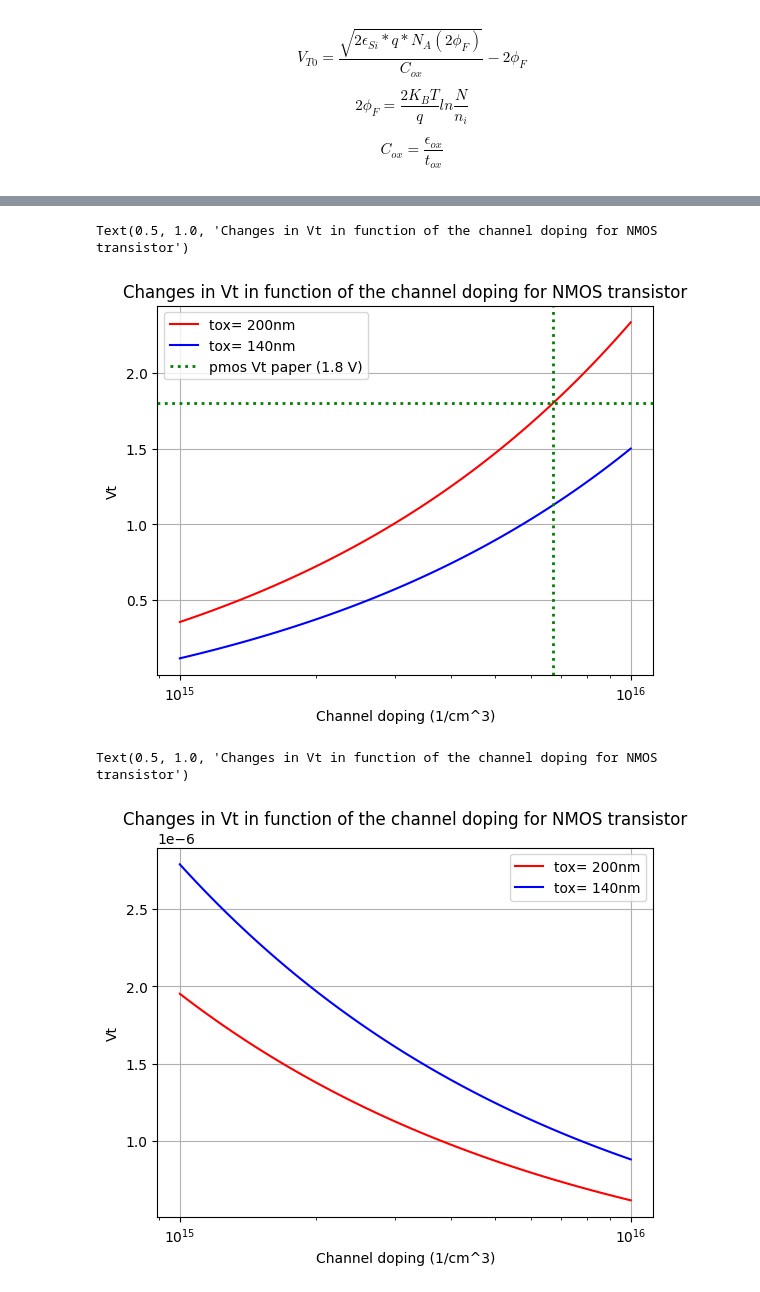
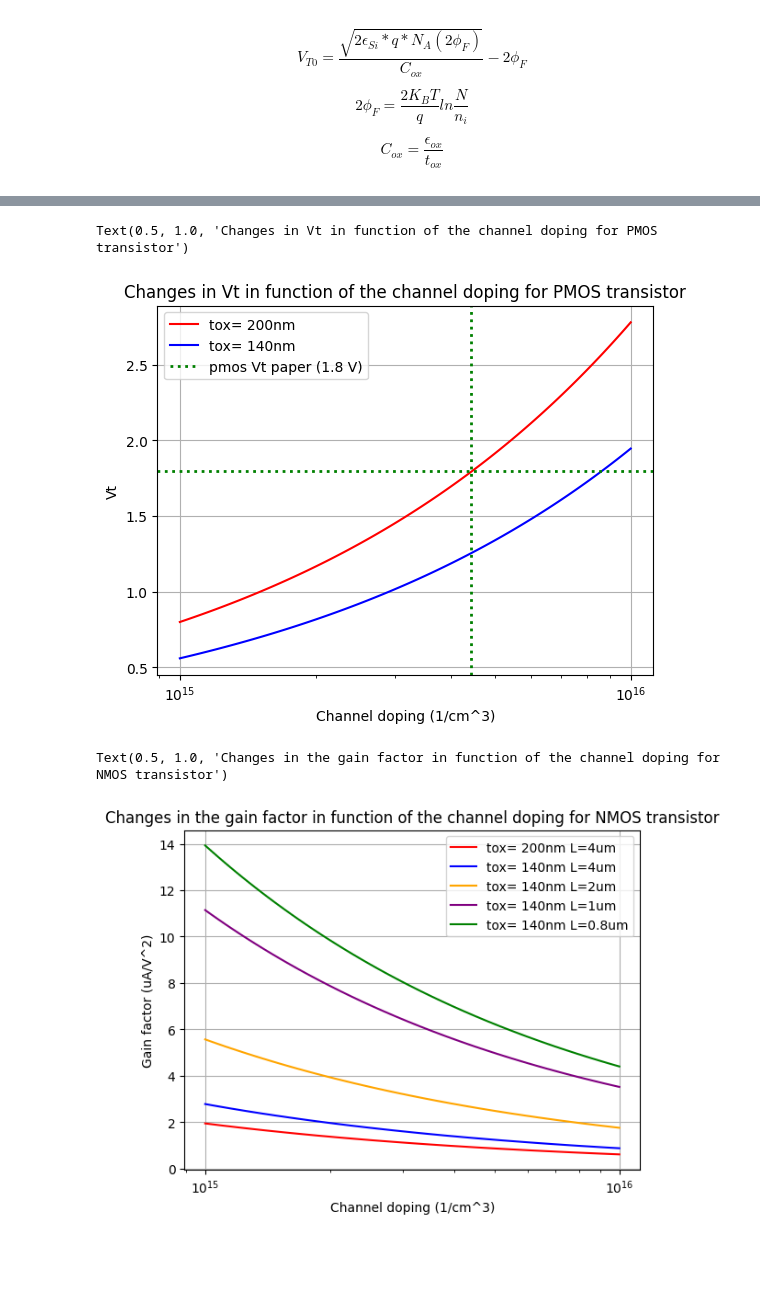
Before and after one commit to pars97/TransistorModel, a Jupyter notebook: TransistorModel_AMF.ipynb, the cells around one changed output, grey strips where cells are left out. Drawn from its saved outputs; the diff is of its cells as text; code cells hidden in the pictures; blank space fills up the shorter version.

```diff
--- a/TransistorModel_AMF.ipynb
+++ b/TransistorModel_AMF.ipynb
@@ -73,21 +73,18 @@ def C_ox(t_ox_nm, k_ox=3.9):
                       Default is 3.9 (for silicon dioxide, SiO2).
 
     Returns:
-        float: Oxide capacitance per unit area (C_ox) in µF/cm^2.
+        float: Oxide capacitance per unit area (C_ox) in F/cm^2.
     """
     # Convert t_ox from nm to meters
-    t_ox_m = t_ox_nm * 1e-9  # nm to m
+    t_ox_m = t_ox_nm * 1e-7  # nm to cm
 
     # Permittivity of the oxide layer
-    epsilon_ox = cte.epsilon_0 * k_ox  # F/m
+    epsilon_ox = cte.epsilon_0 * k_ox *1e2  # F/cm
 
     # Capacitance per unit area
-    cox = epsilon_ox / t_ox_m  # F/m^2
+    cox = epsilon_ox / t_ox_m  # F/cm^2
 
-    # Convert from F/m^2 to µF/cm^2
-    cox_uf_per_cm2 = cox * 1e6 / 1e4  # 1e6 to µF, 1e4 to cm^2
-
-    return cox_uf_per_cm2
+    return cox
 
 def doping_fn(regions, total_depth):
     """
@@ -345,10 +326,10 @@ plt.xscale('log')
 plt.axvline(x=doping_channel[closest_index], ymin=0, ymax=10, color='g', linestyle=':', linewidth=2)
 plt.axhline(y=1.8, color='g', linestyle=':', linewidth=2, label = 'pmos Vt paper (1.8 V)')
 plt.legend(loc='best')
-plt.title('Changes in Vt in function of the channel doping for NMOS transistor')
+plt.title('Changes in Vt in function of the channel doping for PMOS transistor')
 # %% [output]
-Text(0.5, 1.0, 'Changes in Vt in function of the channel doping for NMOS transistor')
+Text(0.5, 1.0, 'Changes in Vt in function of the channel doping for PMOS transistor')
-[figure, old version]
+[figure, new version]
 # %%
 import numpy as np
 from scipy.constants import epsilon_0, micro  # epsilon_0 for permittivity of free space, micro for conversion to micrometers
@@ -357,7 +338,7 @@ from scipy.constants import epsilon_0, micro  # epsilon_0 for permittivity of fr
 epsilon_sio2 = 3.45e-13  # Permittivity of SiO2 in F/cm
 W = 220e-7  # Width in cm (220 nm)
 
-def calculate_gain_factor(t_ox_nm, doping_channel, channel_type='n', L_um=1):
+def calculate_gain_factor(t_ox_nm, doping_channel, channel_type='n', L_um=1, W):
     """
     Calculate the gain factor \mu C_ox * (W/L) for a transistor.
 
@@ -387,38 +368,48 @@ def calculate_gain_factor(t_ox_nm, doping_channel, channel_type='n', L_um=1):
     if channel_type == 'n':
         mu_n0 = 650  # Mobility at low doping concentration (cm^2/V·s)
         mu_n = mu_n0 * (doping_channel / N_ref)**-0.5  # Doping dependence model
     # For PMOS (p-type channel)
     elif channel_type == 'p':
         mu_p0 = 250  # Mobility at low doping concentration (cm^2/V·s)
         mu_p = mu_p0 * (doping_channel / N_ref)**-0.5  # Doping dependence model
     else:
         raise ValueError("Invalid channel type. Use 'n' for NMOS or 'p' for PMOS.")
 
     # Gain factor calculation: \mu C_ox * (W/L)
     gain_factor = mu_n * C_ox * (W / L) if channel_type == 'n' else mu_p * C_ox * (W / L)
 
     return gain_factor
 
 # Example usage
 t_ox_nm = 200  # Oxide thickness in nm
-doping_channel = np.logspace(15,16,100)  # Doping concentration in cm^-3 (adjustable)
+doping_channel = np.logspace(15,16,100)  # Doping concentration in cm^-3
 channel_type = 'n'  # 'n' for NMOS, 'p' for PMOS
-L_um = 4  # Length in micrometers (example)
+L_um = 4  # Length in micrometers
 
 gain_200 = calculate_gain_factor(t_ox_nm, doping_channel, channel_type, L_um)
 t_ox_nm = 140  # Oxide thickness in nm
 gain_140 = calculate_gain_factor(t_ox_nm, doping_channel, channel_type, L_um)
+L_um = 2  # Length in micrometers
+gain_140_20 = calculate_gain_factor(t_ox_nm, doping_channel, channel_type, L_um)
+L_um = 1  # Length in micrometers
+gain_140_10 = calculate_gain_factor(t_ox_nm, doping_channel, channel_type, L_um)
+L_um = 0.8  # Length in micrometers
+gain_140_08 = calculate_gain_factor(t_ox_nm, doping_channel, channel_type, L_um)
 f1 = plt.figure()
-plt.plot(doping_channel, gain_200, 'r-', label='tox= 200nm')
-plt.plot(doping_channel, gain_140, 'b-', label='tox= 140nm')
+plt.plot(doping_channel, gain_200/1e-6, 'r-', label='tox= 200nm L=4um')
+plt.plot(doping_channel, gain_140/1e-6, 'b-', label='tox= 140nm L=4um')
+plt.plot(doping_channel, gain_140_20/1e-6,color='orange',linestyle =  '-', label='tox= 140nm L=2um')
+plt.plot(doping_channel, gain_140_10/1e-6, color='purple',linestyle =  '-', label='tox= 140nm L=1um')
+plt.plot(doping_channel, gain_140_08/1e-6, color='Green',linestyle =  '-', label='tox= 140nm L=0.8um')
 plt.grid()
 plt.xlabel('Channel doping (1/cm^3)')
-plt.ylabel('Vt')
+plt.ylabel('Gain factor (uA/V^2)')
 plt.xscale('log')
+#plt.yscale('log')
 #plt.axvline(x=doping_channel[closest_index], ymin=0, ymax=10, color='g', linestyle=':', linewidth=2)
 #plt.axhline(y=1.8, color='g', linestyle=':', linewidth=2, label = 'pmos Vt paper (1.8 V)')
 plt.legend(loc='best')
-plt.title('Changes in Vt in function of the channel doping for NMOS transistor')
+plt.title('Changes in the gain factor in function of the channel doping for NMOS transistor')
 # %% [output]
-Text(0.5, 1.0, 'Changes in Vt in function of the channel doping for NMOS transistor')
+Text(0.5, 1.0, 'Changes in the gain factor in function of the channel doping for NMOS transistor')
-[figure, old version]
+[figure, new version]
```
Also changed, not shown: parts of 7 cells of this notebook.
